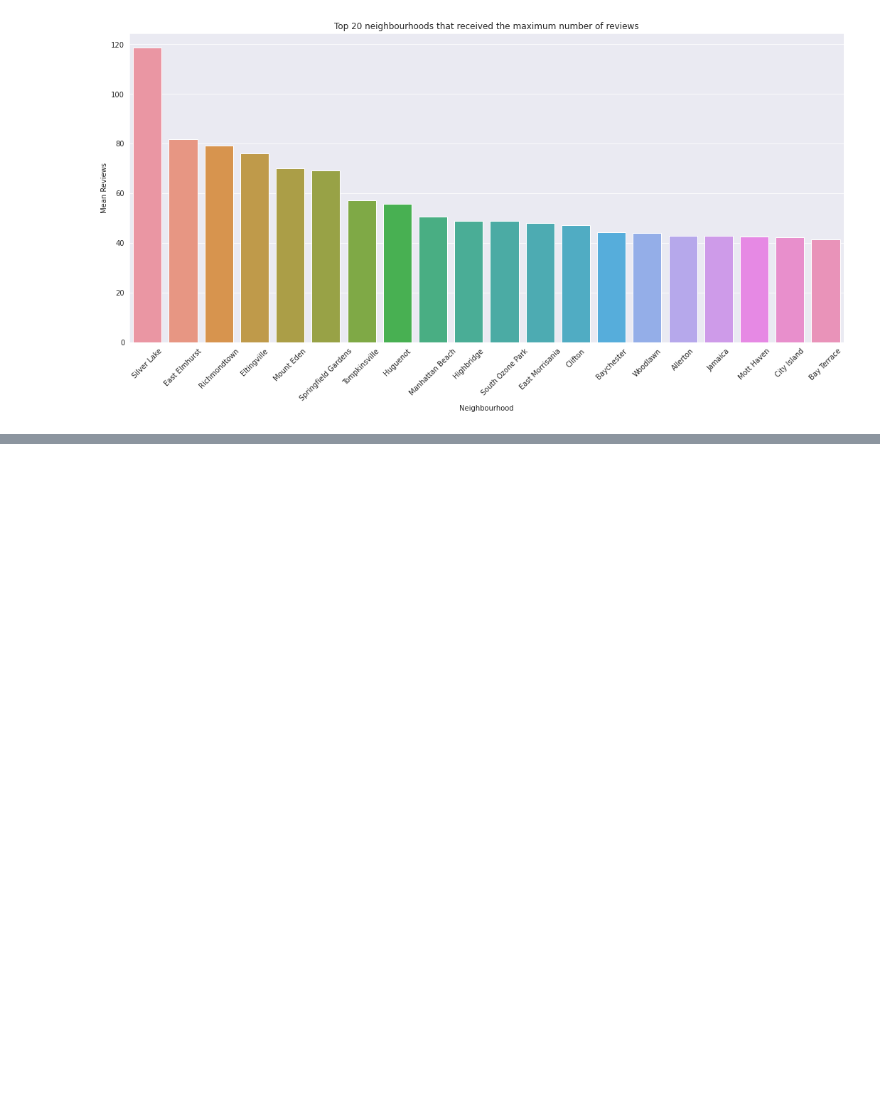
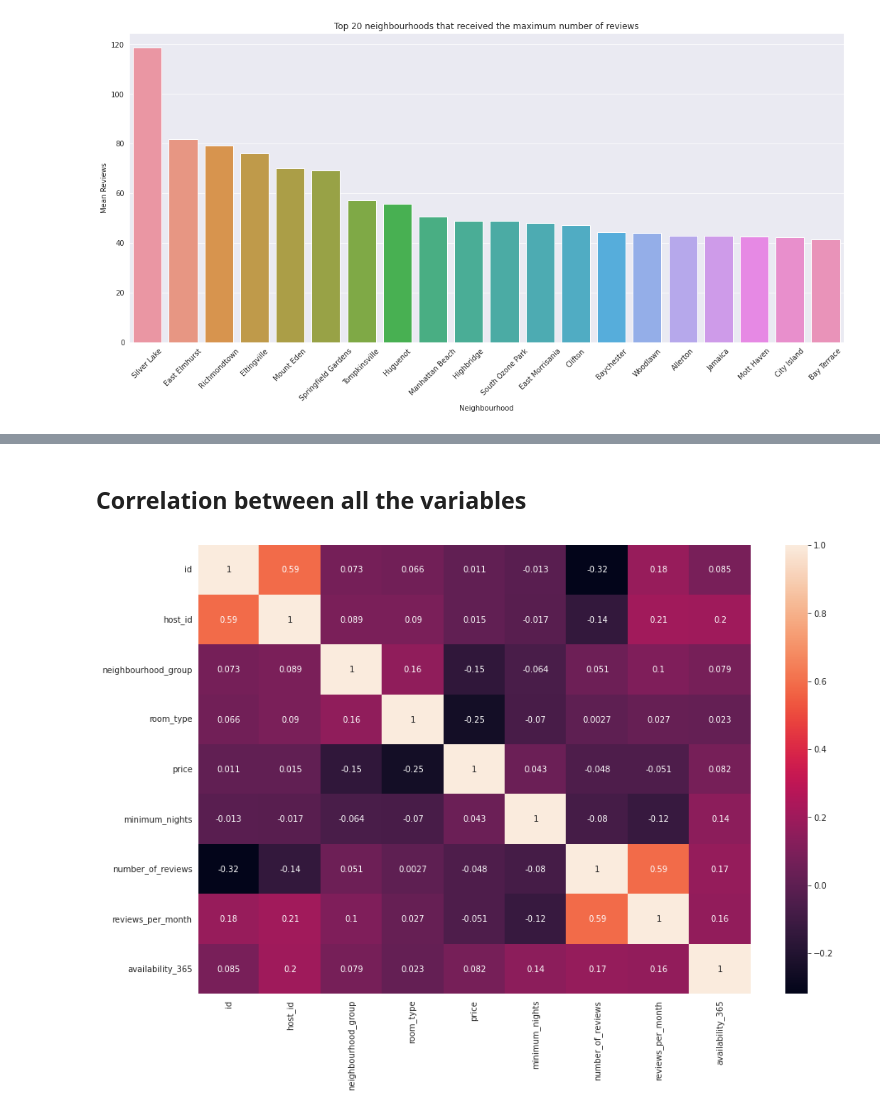
Before and after one commit to rsonar821/EDA-Capstone-Project, a Jupyter notebook: Airbnb_EDA_Capstone_Project_(Raj_Sonar).ipynb, the cells around one changed output, grey strips where cells are left out. Cells and saved outputs as stored; diff of their text form; code cells hidden in the pictures; blank space fills up the shorter version.

```diff
--- a/Airbnb_EDA_Capstone_Project_(Raj_Sonar).ipynb
+++ b/Airbnb_EDA_Capstone_Project_(Raj_Sonar).ipynb
@@ -481,0 +539,15 @@ plt.show(figure)
+# %% [markdown]
+## **Correlation between all the variables**
+# %%
+# Assigning numerical values to the categorical data
+df['room_type'] = df['room_type'].replace({'Entire home/apt':1, 'Private room':2, 'Shared room':3})
+df['neighbourhood_group'] = df['neighbourhood_group'].replace({'Manhattan':1, 'Brooklyn':2, 'Queens':3, 'Bronx':4, 'Staten Island':5})
+
+# Defining the size of the graph
+plt.figure(figsize=(15,10))
+
+#Plotting a heatmap
+figure = sns.heatmap(df.corr(),annot=True)
+plt.show(figure)
+# %% [output]
+[figure, added]
```
Also changed, not shown: parts of 6 cells of this notebook.
